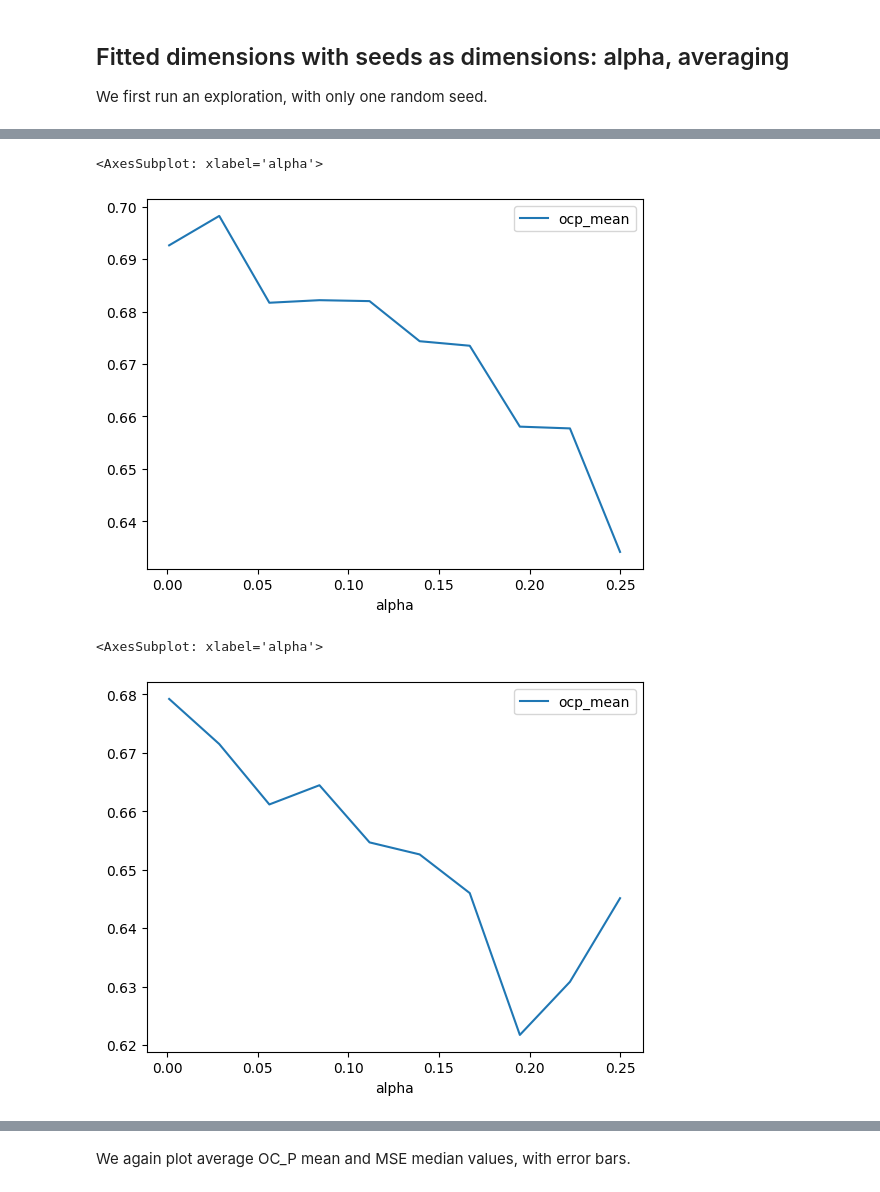
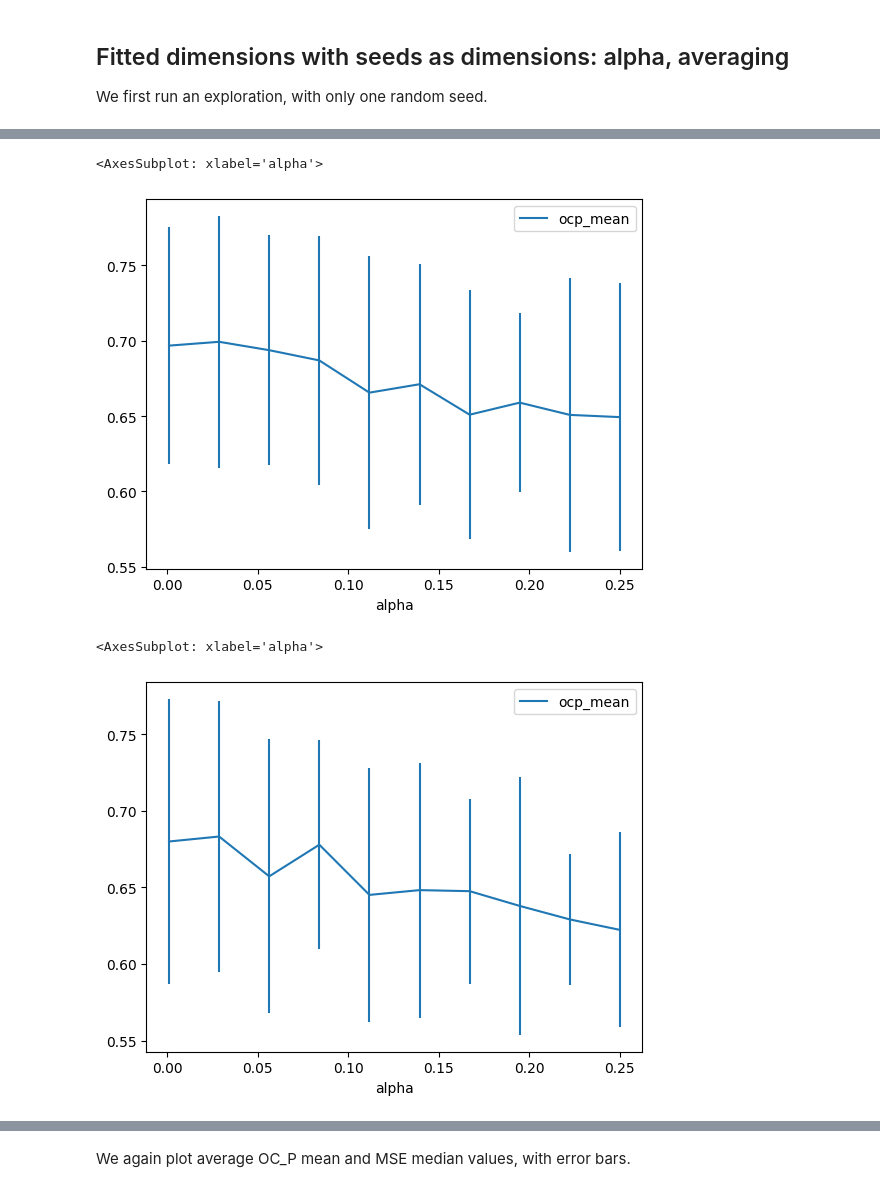
Before and after one commit to mariannaapi/interpretable-dimensions, a Jupyter notebook: grand_hyper.ipynb, the cells around one changed output, grey strips where cells are left out. Drawn from its saved outputs; the diff is of its cells as text; code cells hidden in the pictures.

```diff
--- a/grand_hyper.ipynb
+++ b/grand_hyper.ipynb
@@ -274,5 +338,0 @@ for randval in randoms:
-# %%
-# aggregating over multiple random seeds
-results_all = defaultdict(list)
-for r in results:
-    results_all[(str(r["offset"]), r["j"])].append(r)
@@ -339,7 +425,7 @@ We first run an exploration, with only one random seed.
 average_vals = [True, False]
 alpha_vals= np.linspace(0.001, 0.25, num=10)
 
-results = [ ]
+results = defaultdict(list)
 
 randoms = [123]
 
@@ -354,11 +440,13 @@ for randval in randoms:
                       "alpha" : alphaval}
 
 
-            evals = crossvalidation(devset, method, word_vectors, grandratings_dir, grandfeatures_df, random_seed = randval)
-            ocp_mean, ocp_stdev, mse_mean, mse_stdev, mse_med = ocp_mse_crossvalidation_readoff(evals)
+            theseresults = crossvalidation(devset, method, word_vectors, grandratings_dir, grandfeatures_df, random_seed = randval)
 
-            print(avgval, alphaval, ocp_mean, mse_med)
+            ocp_mean, _, _ = eval_summary_by(theseresults, "ocp")
+            _, mse_med, _ = eval_summary_by(theseresults, "mse")
+            print(alphaval, avgval, ocp_mean, mse_med)
 
-            results.append( {"avg": avgval, "alpha": alphaval, "ocp_mean" : ocp_mean, "ocp_stdev" : ocp_stdev,
-                             "mse_mean" : mse_mean, "mse_stdev" : mse_stdev, "mse_med" : mse_med})
+            for r in theseresults:
+                r.update({"alpha":alphaval, "avg": avgval})
+                results[ (str(alphaval), str(avgval))].append(r)
 # %% [output]
@@ -384,0 +473,17 @@ False 0.25 0.6451180250840115 14.077607006318653
+# %%
+results_byparam = [ ]
+
+for theseresults in results.values():
+    alpha = theseresults[0]["alpha"]
+    avg = theseresults[0]["avg"]
+
+    results_bycond = eval_aggregate_by(theseresults,["category", "feature"])
+    ocps = [eval_summary_by(cond_results, "ocp")[0] for cond_results in results_bycond.values()]
+    mses = [eval_summary_by(cond_results, "mse")[1] for cond_results in results_bycond.values()]
+
+    results_byparam.append({ "alpha": alpha, "avg":avg,
+                            "ocp_mean": statistics.mean(ocps), "ocp_sd": statistics.stdev(ocps),
+                            "msemed_mean" : statistics.mean(mses), "msemed_sd" : statistics.stdev(mses)})
+# %%
+df = pd.DataFrame(results_byparam)
+df.head()
@@ -385,12 +497,11 @@ False 0.25 0.6451180250840115 14.077607006318653
 # %%
-df = pd.DataFrame(results)
-df[df.avg == True].sort_values(by = "alpha").plot(x = "alpha", y = "ocp_mean")
+df[df.avg == True].sort_values(by = "alpha").plot(x = "alpha", y = "ocp_mean", yerr = "ocp_sd")
 # %% [output]
 <AxesSubplot: xlabel='alpha'>
-[figure, old version]
+[figure, new version]
 # %%
-df[df.avg == False].sort_values(by = "alpha").plot(x = "alpha", y = "ocp_mean")
+df[df.avg == False].sort_values(by = "alpha").plot(x = "alpha", y = "ocp_mean", yerr = "ocp_sd")
 # %% [output]
 <AxesSubplot: xlabel='alpha'>
-[figure, old version]
+[figure, new version]
 # %%
```
Also changed, not shown: parts of 51 cells of this notebook.
